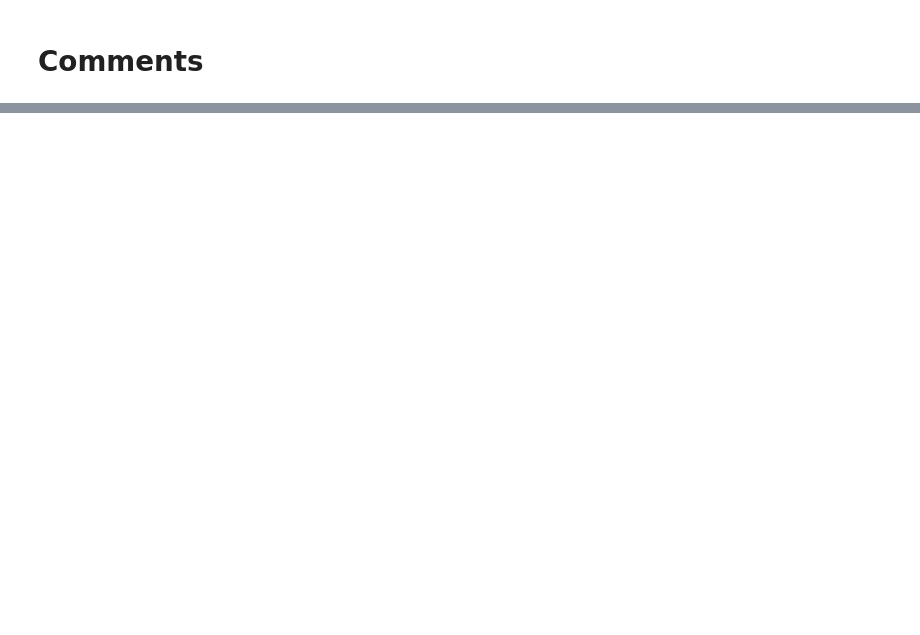
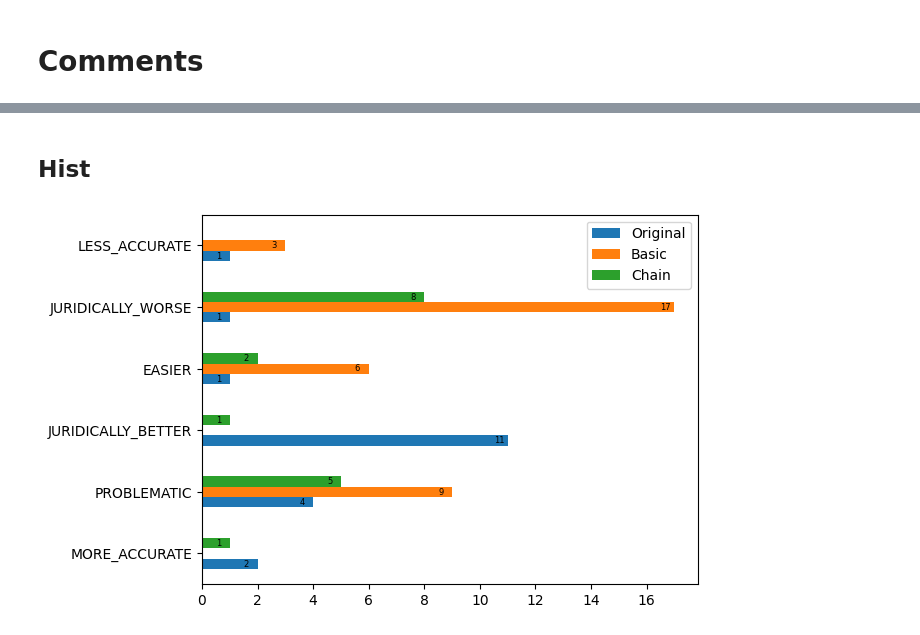
Before and after one commit to VerbACxSS/oelt-2024-plain-italian-ai-replication-package, a Jupyter notebook: juridical_evaluation_analysis.ipynb, the cells around one changed output, grey strips where cells are left out. Drawn from its saved outputs; the diff is of its cells as text; code cells hidden in the pictures; blank space fills up the shorter version.

Commit message:
sentence stats analysis, comment analysis

```diff
--- a/juridical_evaluation_analysis.ipynb
+++ b/juridical_evaluation_analysis.ipynb
@@ -24,3 +25,6 @@ df.head()
 | 2 | 3 | 2024-12-01 15:03:44.819937 | 1 | 226 | 4 | NaN | original | ... |
 | 3 | 4 | 2024-12-01 14:55:18.068701 | 1 | 113 | 3 | NaN | original | ... |
 | 4 | 5 | 2024-12-01 14:28:46.491367 | 1 | 164 | 4 | Si segnala l'errata espressione "... | simplified | ... |
+# %%
+comments = json.load(open('juridical_evaluation_results/comments.json', encoding='utf-8'))
+comments[0:2]
@@ -249 +232,5 @@ df[(df['variant'] == 'BASIC') & (~df['simplified_text_comment'].isna())]['simpli
+# %%
+original_comments = [c for c in comments if c['type'] == 'original']
+basic_comments = [c for c in comments if c['type'] == 'basic']
+chain_comments = [c for c in comments if c['type'] == 'chain']
 # %% [markdown]
@@ -281,0 +305,26 @@ df[(df['variant'] == 'CHAIN') & (~df['simplified_text_comment'].isna())]['simpli
+# %% [markdown]
+## Hist
+# %%
+# Create bar plot with the counts of the comments by type and label. Each comments have multiple labels
+from collections import Counter
+
+original_counter = Counter([label for comment in original_comments for label in comment['labels']])
+basic_counter = Counter([label for comment in basic_comments for label in comment['labels']])
+chain_counter = Counter([label for comment in chain_comments for label in comment['labels']])
+
+df = pd.DataFrame([original_counter, basic_counter, chain_counter], index=['Original', 'Basic', 'Chain']).fillna(0).transpose()
+
+ax = df.plot(kind='barh')
+plt.xlabel('')
+plt.ylabel('')
+plt.legend()
+
+# print only the counter
+for c in ax.containers:
+    rate = c.datavalues / c.datavalues.sum()
+    ax.bar_label(c, labels=['%.0f' % (r*c.datavalues.sum()) if r > 0 else '' for r in rate], label_type='edge', fontsize=6, padding=-10)
+
+
+plt.show()
+# %% [output]
+[figure, added]
```
Also changed, not shown: parts of 16 cells of this notebook, 3 other files.
